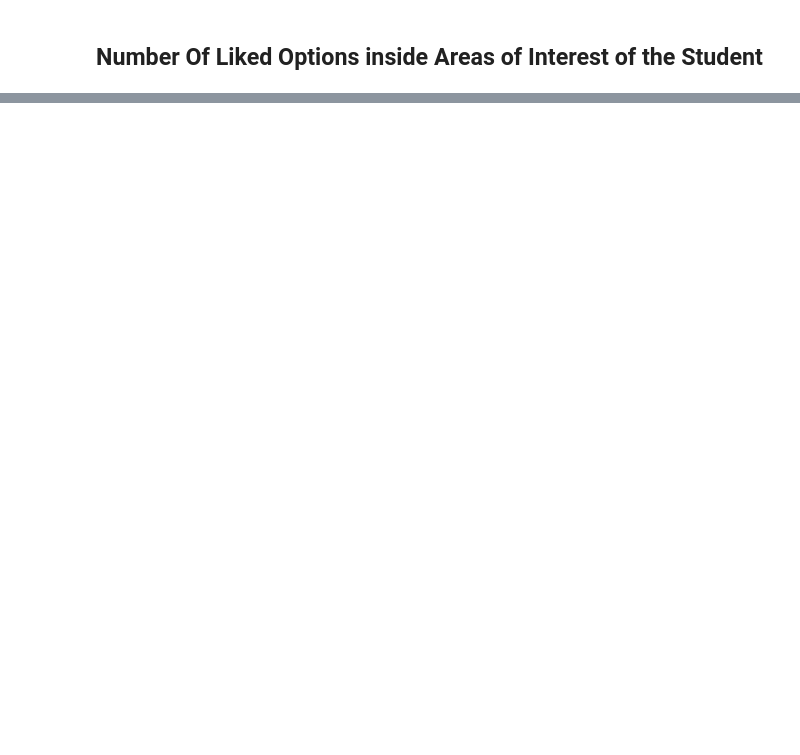
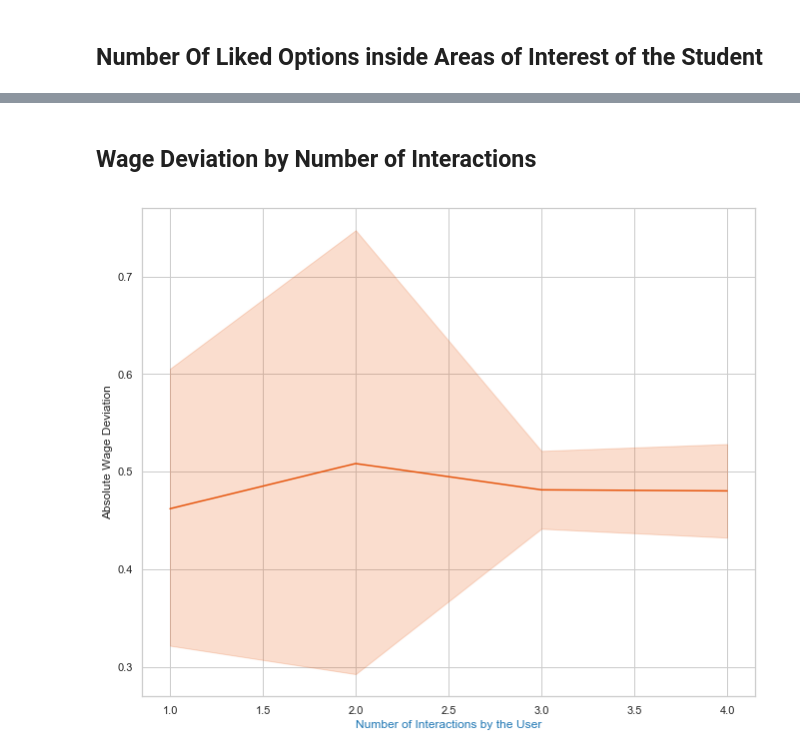
Before and after one commit to ConsiliumBots/consiliumbots.github.io, a Jupyter notebook: Dashboard Dominicana.ipynb, the cells around one changed output, grey strips where cells are left out. Cells and saved outputs as stored; diff of their text form; code cells hidden in the pictures; blank space fills up the shorter version.

Commit message:
Update Dashboard

```diff
--- a/Dashboard Dominicana.ipynb
+++ b/Dashboard Dominicana.ipynb
@@ -123,0 +124,6 @@ dashboard_data_viz.Number_of_LikedOptions_in_Interest()
+# %% [markdown]
+## Wage Deviation by Number of Interactions
+# %%
+dashboard_data_viz.Wage_Deviation_by_Number_of_Interaction()
+# %% [output]
+[figure, added]
```
Also changed, not shown: parts of 15 cells of this notebook.
